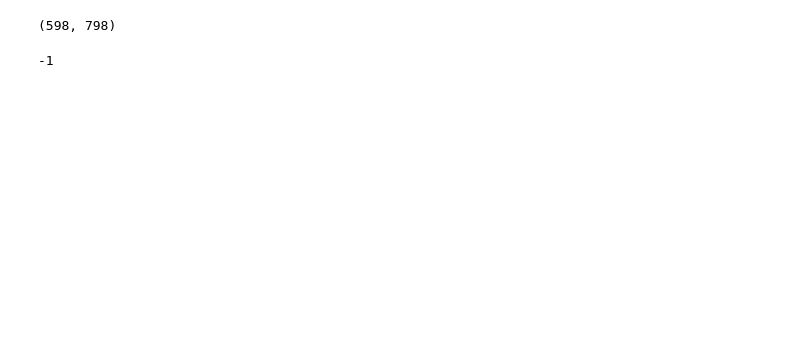
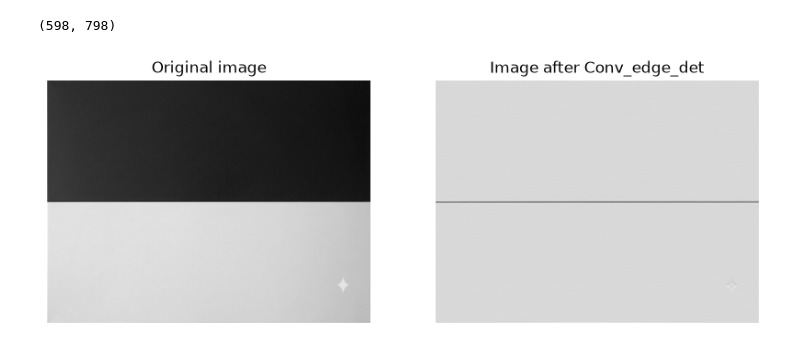
Before and after one commit to manishkvno6/Deep_learning_for_computer_vision, a Jupyter notebook: 01_edg_det_manual.ipynb, the cells around one changed output. Drawn from its saved outputs; the diff is of its cells as text; code cells hidden in the pictures; blank space fills up the shorter version.

Commit message:
Final edge detection code

```diff
--- a/01_edg_det_manual.ipynb
+++ b/01_edg_det_manual.ipynb
@@ -37,8 +35,21 @@ for i in range(1, row-1):
         or_img_region = img[i - 1:i + 2,j-1:j + 2]
         output_matrix[i - 1,j - 1] = np.sum(or_img_region * sobel_hor_kernel)
 # %%
-edg_det = output_matrix
-cv.imshow('After_sobel', edg_det)
-cv.waitKey(0)
+# Plotting the graph
+plt.figure(figsize=(10, 9))
+
+# Original image
+plt.subplot(1, 2, 1)
+plt.title("Original image")
+plt.imshow(img, cmap='gray')
+plt.axis('off')
+
+# Image after edge detection
+plt.subplot(1, 2, 2)
+plt.title("Image after Conv_edge_det")
+plt.imshow(output_matrix, cmap='gray')
+plt.axis('off')
+
+plt.show()
 # %% [output]
--1
+[figure, added]
```
Also changed, not shown: parts of 3 cells of this notebook.
